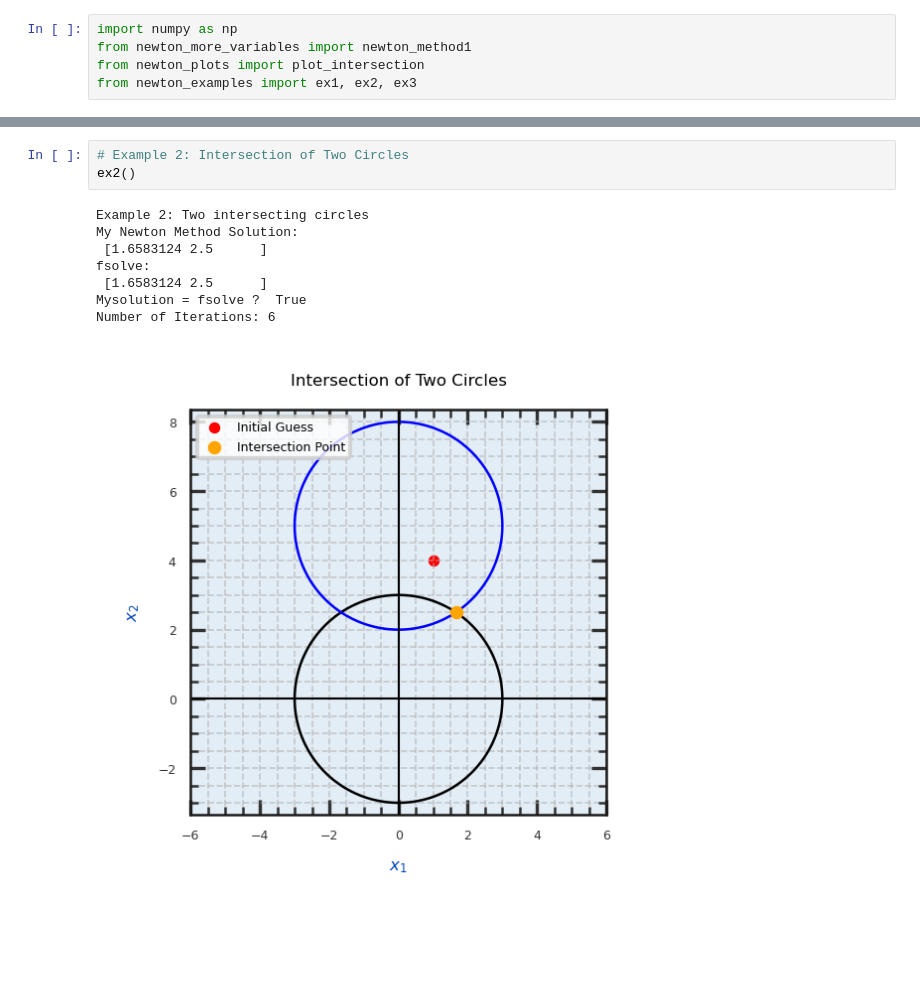
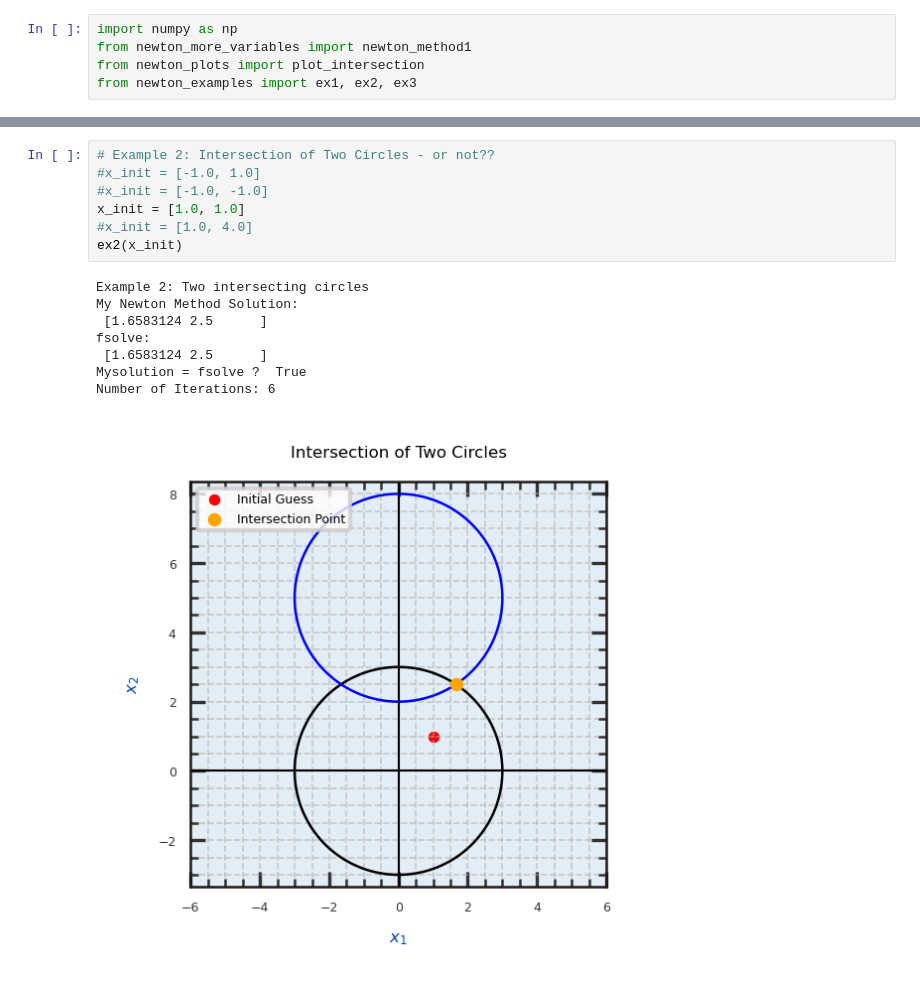
Before and after one commit to alex5523/num1b_p1, a Jupyter notebook: Abgabe/Newton_with_more_variables_Johansen_Num1b_P1.ipynb, the cells around one changed output, grey strips where cells are left out. Saved outputs shown, nothing was run; the diff lists cells and outputs as text; blank space fills up the shorter version.

```diff
--- a/Abgabe/Newton_with_more_variables_Johansen_Num1b_P1.ipynb
+++ b/Abgabe/Newton_with_more_variables_Johansen_Num1b_P1.ipynb
@@ -21,15 +26,19 @@ fsolve:
 Mysolution = fsolve ?  True
 [figure]
 # %%
-# Example 2: Intersection of Two Circles
-ex2()
+# Example 2: Intersection of Two Circles - or not??
+#x_init = [-1.0, 1.0]
+#x_init = [-1.0, -1.0]
+x_init = [1.0, 1.0]
+#x_init = [1.0, 4.0]
+ex2(x_init)
 # %% [output]
 Example 2: Two intersecting circles
 My Newton Method Solution:
  [1.6583124 2.5      ]
 fsolve:
  [1.6583124 2.5      ]
 Mysolution = fsolve ?  True
 Number of Iterations: 6
-[figure, old version]
+[figure, new version]
 # %%
```
Also changed, not shown: parts of 2 cells of this notebook, 3 other files.
